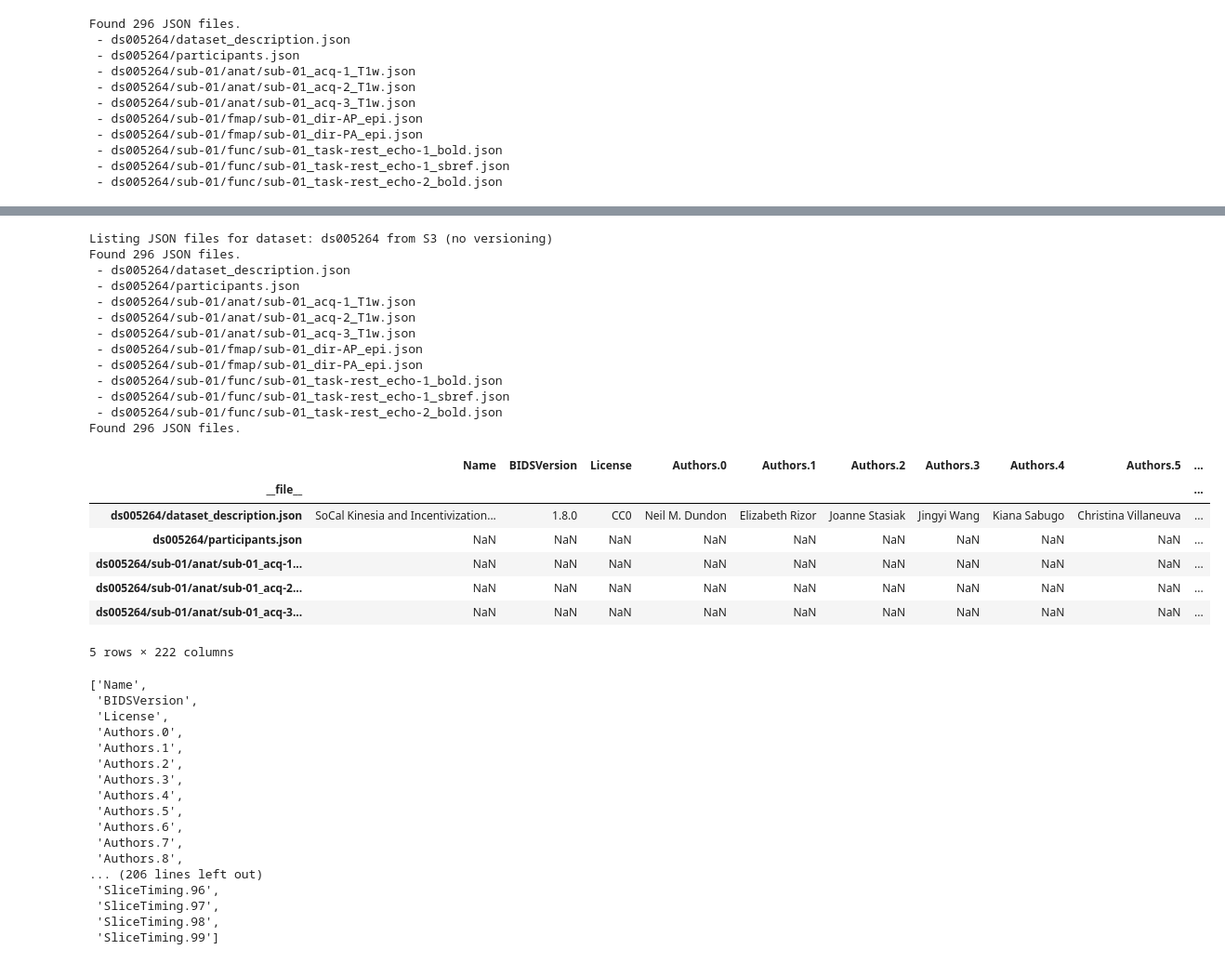
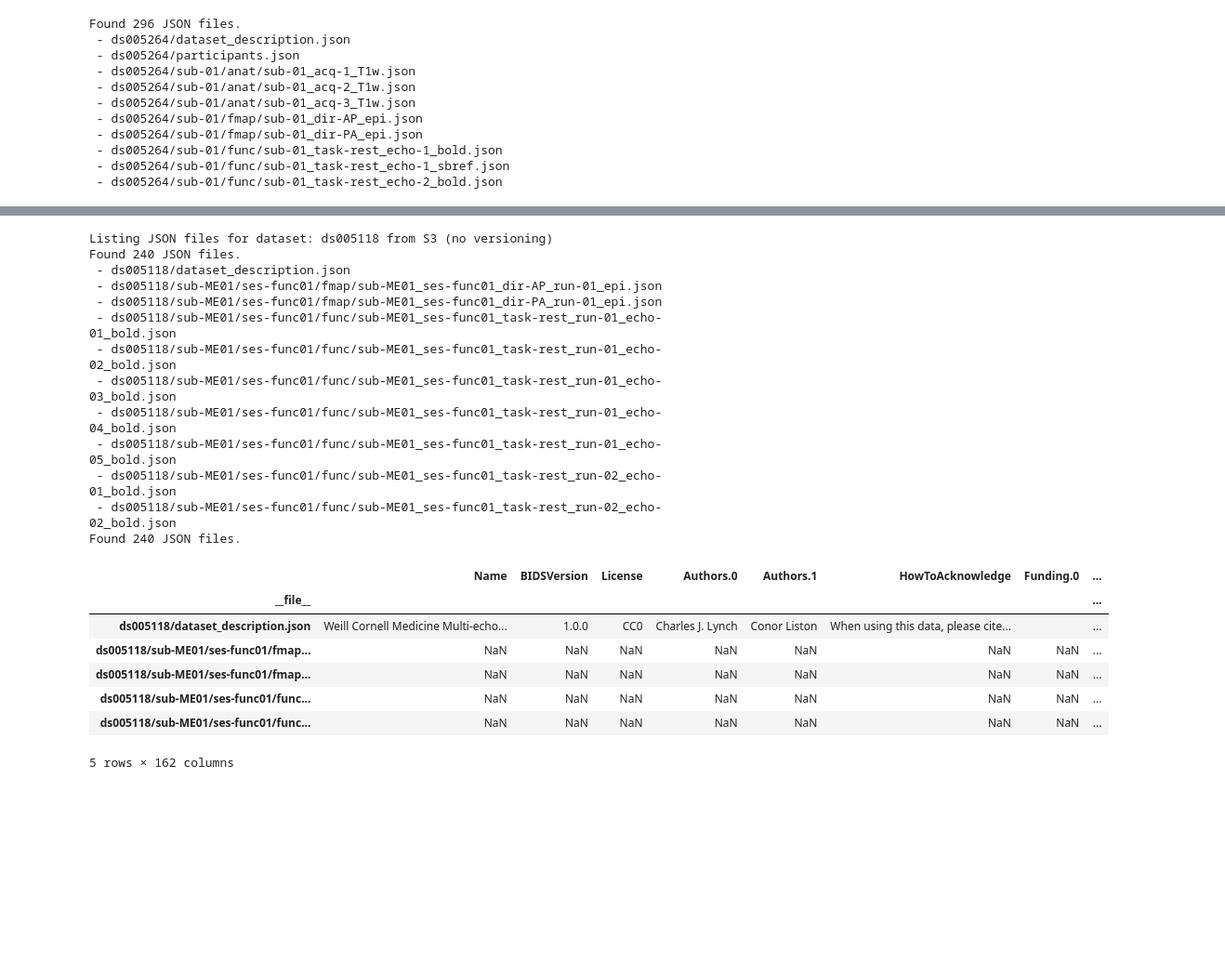
Before and after one commit to NeuroHackademy2025/precision-paths, a Jupyter notebook: OpenerNeuro/OpenerNeuro.ipynb, the cells around one changed output, grey strips where cells are left out. Shown at 93% size. Saved outputs shown, nothing was run; the diff lists cells and outputs as text; code cells hidden in the pictures; blank space fills up the shorter version.

Commit message:
Update functions to be able to get rest time.

```diff
--- a/OpenerNeuro/OpenerNeuro.ipynb
+++ b/OpenerNeuro/OpenerNeuro.ipynb
@@ -376,45 +428,25 @@ Found 296 JSON files.
 # %%
-df = jsons_to_dataframe("https://openneuro.org/datasets/ds005264")
+df = jsons_to_dataframe("https://openneuro.org/datasets/ds005118")
 df.head()
 # %% [output]
-Listing JSON files for dataset: ds005264 from S3 (no versioning)
-Found 296 JSON files.
- - ds005264/dataset_description.json
- - ds005264/participants.json
- - ds005264/sub-01/anat/sub-01_acq-1_T1w.json
- - ds005264/sub-01/anat/sub-01_acq-2_T1w.json
- - ds005264/sub-01/anat/sub-01_acq-3_T1w.json
- - ds005264/sub-01/fmap/sub-01_dir-AP_epi.json
- - ds005264/sub-01/fmap/sub-01_dir-PA_epi.json
- - ds005264/sub-01/func/sub-01_task-rest_echo-1_bold.json
- - ds005264/sub-01/func/sub-01_task-rest_echo-1_sbref.json
- - ds005264/sub-01/func/sub-01_task-rest_echo-2_bold.json
-Found 296 JSON files.
+Listing JSON files for dataset: ds005118 from S3 (no versioning)
+Found 240 JSON files.
+ - ds005118/dataset_description.json
+ - ds005118/sub-ME01/ses-func01/fmap/sub-ME01_ses-func01_dir-AP_run-01_epi.json
+ - ds005118/sub-ME01/ses-func01/fmap/sub-ME01_ses-func01_dir-PA_run-01_epi.json
+ - ds005118/sub-ME01/ses-func01/func/sub-ME01_ses-func01_task-rest_run-01_echo-01_bold.json
+ - ds005118/sub-ME01/ses-func01/func/sub-ME01_ses-func01_task-rest_run-01_echo-02_bold.json
+ - ds005118/sub-ME01/ses-func01/func/sub-ME01_ses-func01_task-rest_run-01_echo-03_bold.json
+ - ds005118/sub-ME01/ses-func01/func/sub-ME01_ses-func01_task-rest_run-01_echo-04_bold.json
+ - ds005118/sub-ME01/ses-func01/func/sub-ME01_ses-func01_task-rest_run-01_echo-05_bold.json
+ - ds005118/sub-ME01/ses-func01/func/sub-ME01_ses-func01_task-rest_run-02_echo-01_bold.json
+ - ds005118/sub-ME01/ses-func01/func/sub-ME01_ses-func01_task-rest_run-02_echo-02_bold.json
+Found 240 JSON files.
-|  | Name | BIDSVersion | License | Authors.0 | Authors.1 | Authors.2 | Authors.3 | Authors.4 | Authors.5 | ... |
-| __file__ |  |  |  |  |  |  |  |  |  | ... |
-| ds005264/dataset_description.json | SoCal Kinesia and Incentivization... | 1.8.0 | CC0 | Neil M. Dundon | Elizabeth Rizor | Joanne Stasiak | Jingyi Wang | Kiana Sabugo | Christina Villaneuva | ... |
-| ds005264/participants.json | NaN | NaN | NaN | NaN | NaN | NaN | NaN | NaN | NaN | ... |
-| ds005264/sub-01/anat/sub-01_acq-1... | NaN | NaN | NaN | NaN | NaN | NaN | NaN | NaN | NaN | ... |
-| ds005264/sub-01/anat/sub-01_acq-2... | NaN | NaN | NaN | NaN | NaN | NaN | NaN | NaN | NaN | ... |
-| ds005264/sub-01/anat/sub-01_acq-3... | NaN | NaN | NaN | NaN | NaN | NaN | NaN | NaN | NaN | ... |
+|  | Name | BIDSVersion | License | Authors.0 | Authors.1 | HowToAcknowledge | Funding.0 | ... |
+| __file__ |  |  |  |  |  |  |  | ... |
+| ds005118/dataset_description.json | Weill Cornell Medicine Multi-echo... | 1.0.0 | CC0 | Charles J. Lynch | Conor Liston | When using this data, please cite... |  | ... |
+| ds005118/sub-ME01/ses-func01/fmap... | NaN | NaN | NaN | NaN | NaN | NaN | NaN | ... |
+| ds005118/sub-ME01/ses-func01/fmap... | NaN | NaN | NaN | NaN | NaN | NaN | NaN | ... |
+| ds005118/sub-ME01/ses-func01/func... | NaN | NaN | NaN | NaN | NaN | NaN | NaN | ... |
+| ds005118/sub-ME01/ses-func01/func... | NaN | NaN | NaN | NaN | NaN | NaN | NaN | ... |
-5 rows × 222 columns
+5 rows × 162 columns
-# %%
-df.columns.tolist()
-# %% [output]
-['Name',
- 'BIDSVersion',
- 'License',
- 'Authors.0',
- 'Authors.1',
- 'Authors.2',
- 'Authors.3',
- 'Authors.4',
- 'Authors.5',
- 'Authors.6',
- 'Authors.7',
- 'Authors.8',
-... (206 lines left out)
- 'SliceTiming.96',
- 'SliceTiming.97',
- 'SliceTiming.98',
- 'SliceTiming.99']
```
Also changed, not shown: parts of 16 cells of this notebook.
